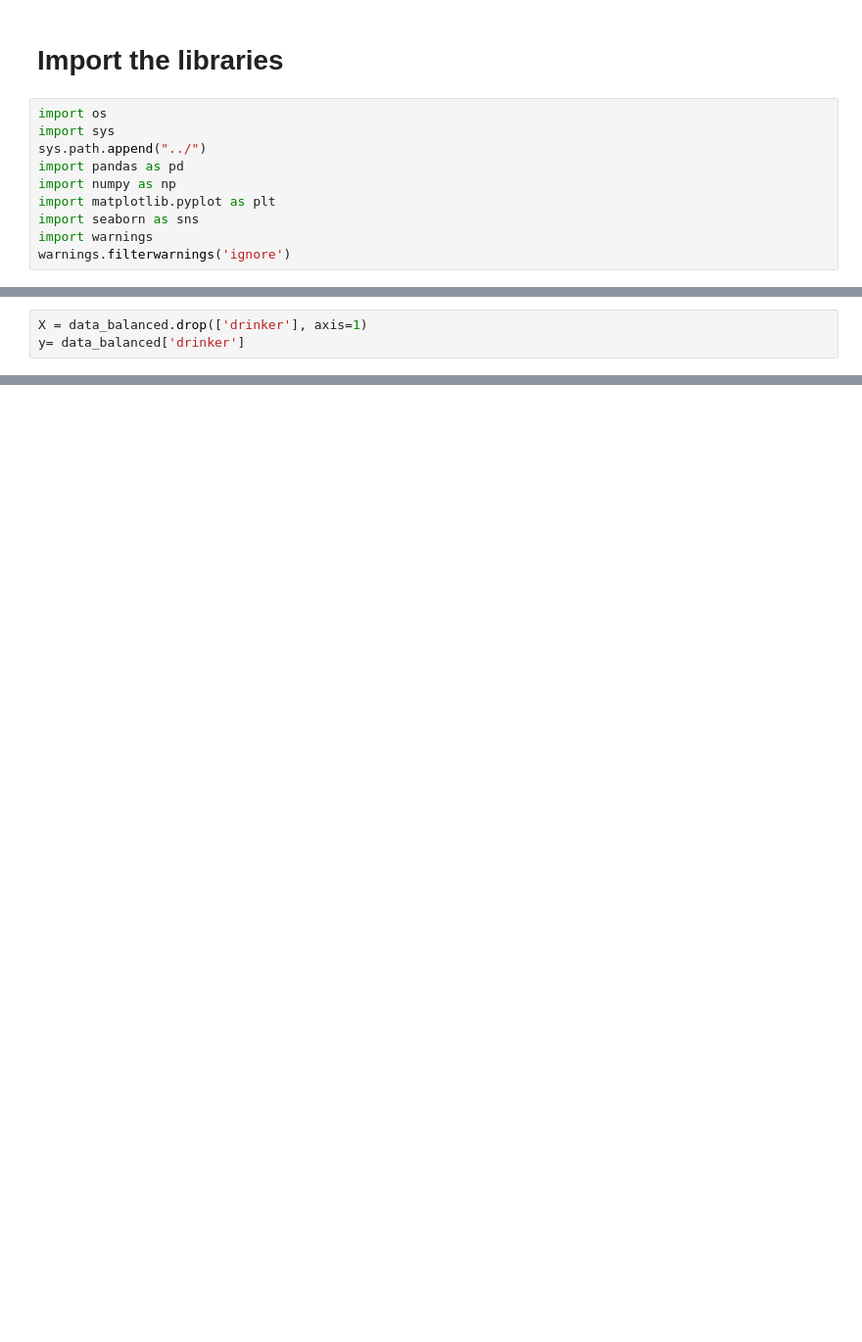
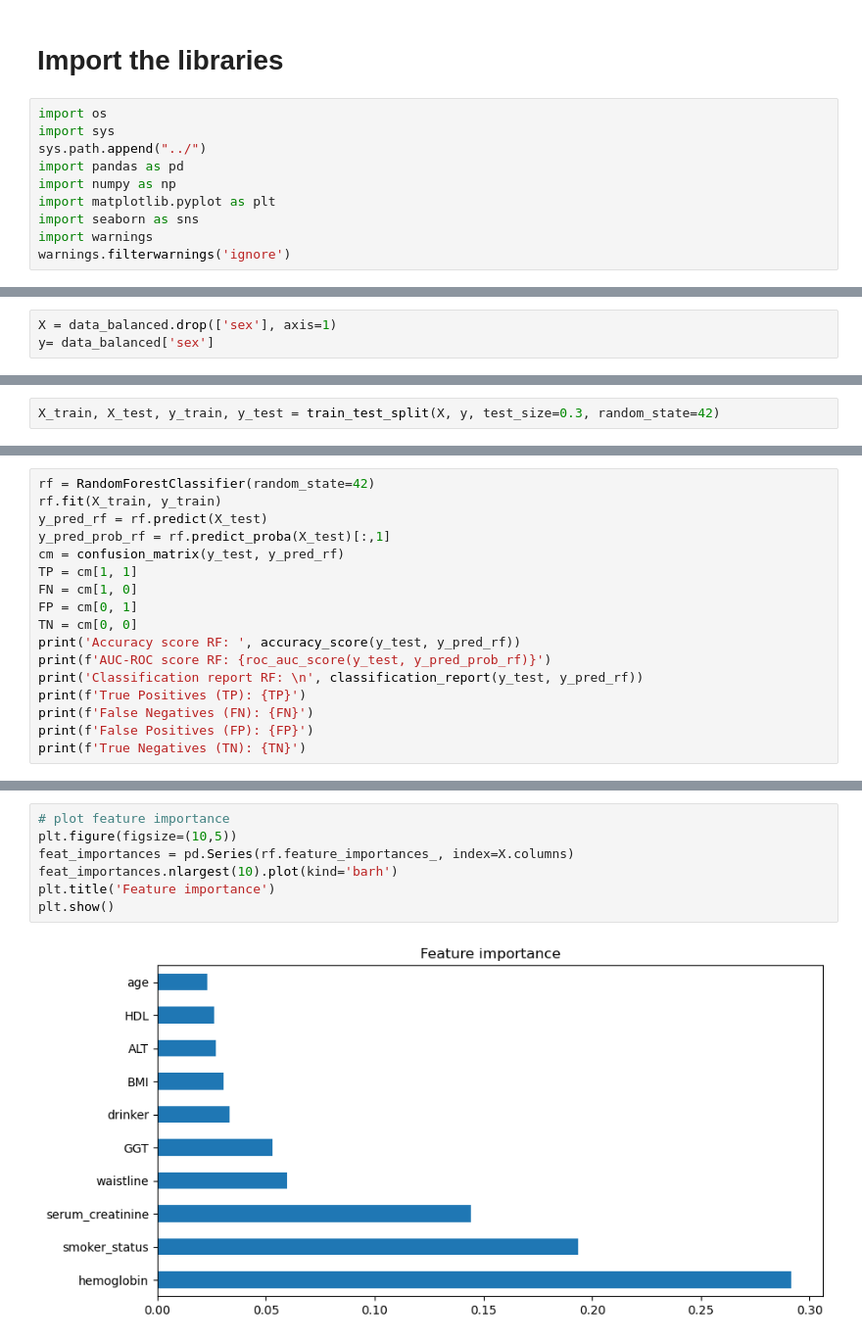
Before and after one commit to datascientist-miguel/classification_drinker, a Jupyter notebook: notebooks/0.3-classification_smoker_drinker-modeling.ipynb, the cells around one changed output, grey strips where cells are left out. Shown at 98% size. Saved outputs shown, nothing was run; the diff lists cells and outputs as text; blank space fills up the shorter version.

```diff
--- a/notebooks/0.3-classification_smoker_drinker-modeling.ipynb
+++ b/notebooks/0.3-classification_smoker_drinker-modeling.ipynb
@@ -42 +41,4 @@ data_balanced.drop(columns=['sight_left',
+# %%
+X = data_balanced.drop(['sex'], axis=1)
+y= data_balanced['sex']
 # %%
@@ -48,4 +50 @@ drinker
 Name: count, dtype: int64
-# %%
-X = data_balanced.drop(['drinker'], axis=1)
-y= data_balanced['drinker']
@@ -85,0 +60,2 @@ weighted avg       0.67      0.67      0.67      8296
+# %%
+X_train, X_test, y_train, y_test = train_test_split(X, y, test_size=0.3, random_state=42)
@@ -85,0 +64,17 @@ weighted avg       0.67      0.67      0.67      8296
+# %%
+rf = RandomForestClassifier(random_state=42)
+rf.fit(X_train, y_train)
+y_pred_rf = rf.predict(X_test)
+y_pred_prob_rf = rf.predict_proba(X_test)[:,1]
+cm = confusion_matrix(y_test, y_pred_rf)
+TP = cm[1, 1]
+FN = cm[1, 0]
+FP = cm[0, 1]
+TN = cm[0, 0]
+print('Accuracy score RF: ', accuracy_score(y_test, y_pred_rf))
+print(f'AUC-ROC score RF: {roc_auc_score(y_test, y_pred_prob_rf)}')
+print('Classification report RF: \n', classification_report(y_test, y_pred_rf))
+print(f'True Positives (TP): {TP}')
+print(f'False Negatives (FN): {FN}')
+print(f'False Positives (FP): {FP}')
+print(f'True Negatives (TN): {TN}')
@@ -85,0 +98,9 @@ weighted avg       0.67      0.67      0.67      8296
+# %%
+# plot feature importance
+plt.figure(figsize=(10,5))
+feat_importances = pd.Series(rf.feature_importances_, index=X.columns)
+feat_importances.nlargest(10).plot(kind='barh')
+plt.title('Feature importance')
+plt.show()
+# %% [output]
+[figure, added]
```
Also changed, not shown: parts of 23 cells of this notebook, 4 other files.
